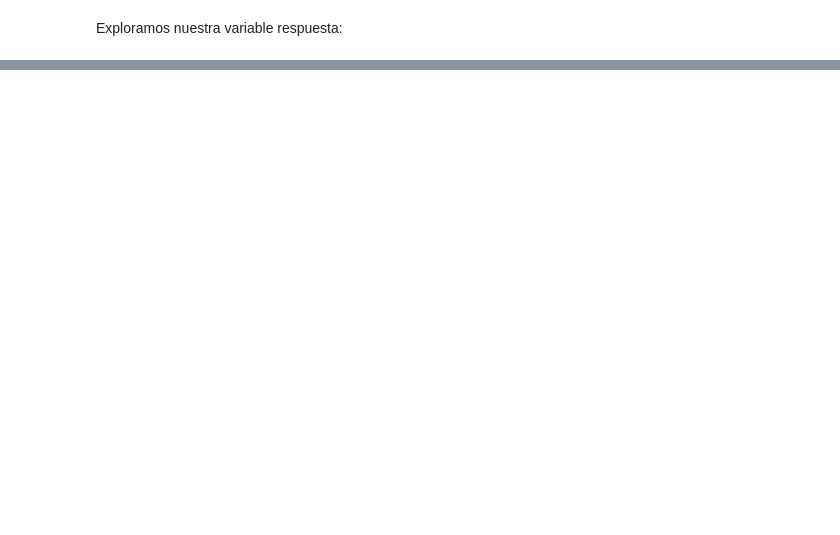
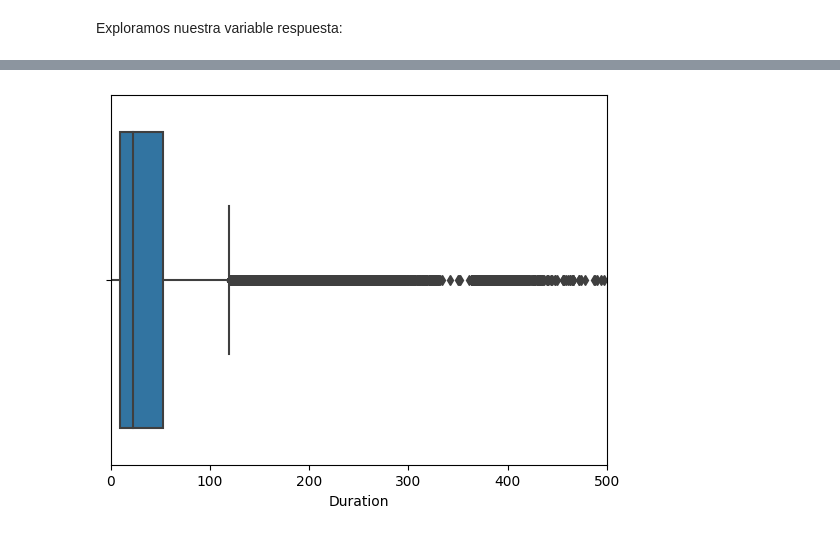
Before and after one commit to NataliaBarquin/Adalab_Pair_programming_5_machine_learning, a Jupyter notebook: Pair_RLO1_EDA.ipynb, the cells around one changed output, grey strips where cells are left out. Cells and saved outputs as stored; diff of their text form; code cells hidden in the pictures; blank space fills up the shorter version.

```diff
--- a/Pair_RLO1_EDA.ipynb
+++ b/Pair_RLO1_EDA.ipynb
@@ -260,0 +289,7 @@ df_travel[df_travel["Net Sales"]== 32.40]
+# %%
+# analizamos m´sa a fondo la columna Duration
+
+sns.boxplot(x= "Duration", data= df_travel)
+plt.xlim([0, 500]);
+# %% [output]
+[figure, added]
```
Also changed, not shown: parts of 35 cells of this notebook, 1 other file.
